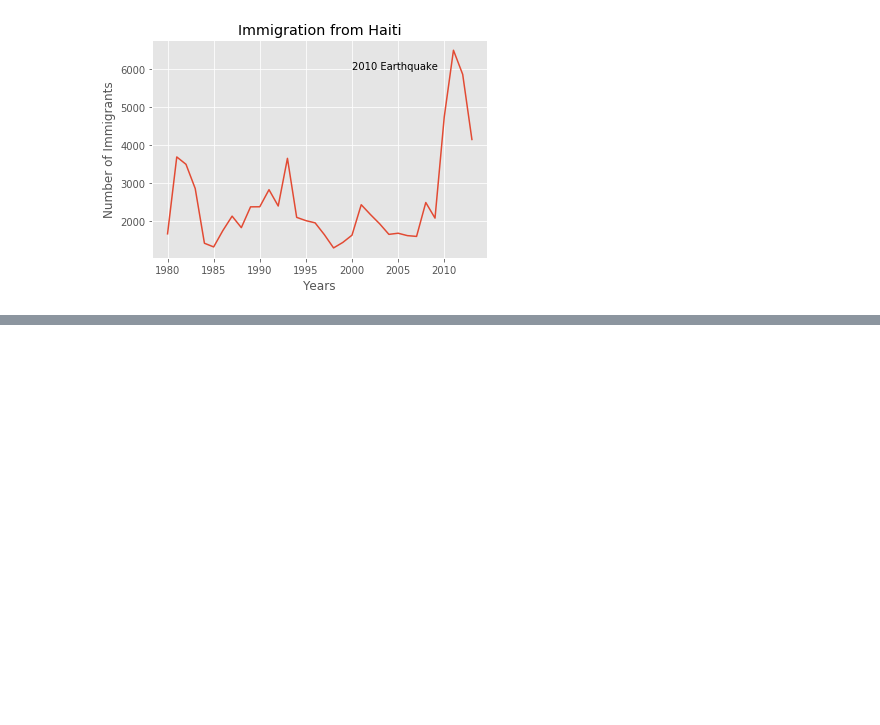
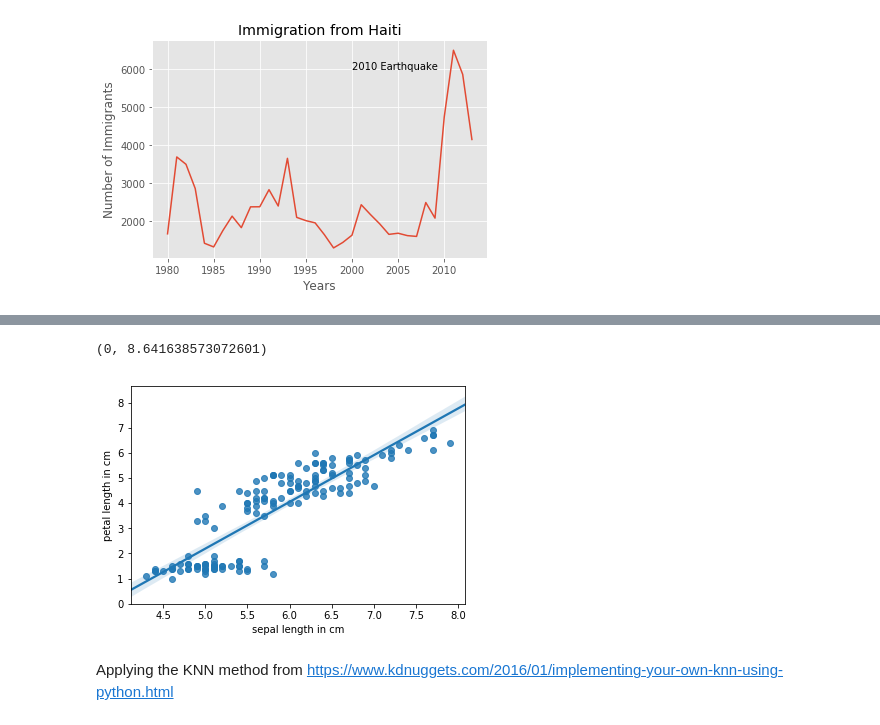
Before and after one commit to Taciones/Data_Analysis_with_Python, a Jupyter notebook: Data_Analisys.ipynb, the cells around one changed output, grey strips where cells are left out. Drawn from its saved outputs; the diff is of its cells as text; code cells hidden in the pictures; blank space fills up the shorter version.

```diff
--- a/Data_Analisys.ipynb
+++ b/Data_Analisys.ipynb
@@ -1192,0 +1193,15 @@ plt.show()
+# %%
+import numpy as np
+import pandas as pd
+import matplotlib as mpl
+import matplotlib.pyplot as plt
+import seaborn as sns
+#%matplotlib inline
+
+headers = ["sepal length in cm","sepal width in cm","petal length in cm","petal width in cm","class"]
+
+with open('iris.data','r') as File:
+    data = File.read()
+df = pd.read_csv('iris.data',names = headers)
+
+df.head()
@@ -1192,0 +1215,8 @@ plt.show()
+# %%
+sns.regplot(x= "sepal length in cm",y= "petal length in cm",data=df)
+plt.ylim(0,)
+# %% [output]
+(0, 8.641638573072601)
+[figure, added]
+# %% [markdown]
+Applying the KNN method from https://www.kdnuggets.com/2016/01/implementing-your-own-knn-using-python.html
```
Also changed, not shown: parts of 47 cells of this notebook, 17 other files.
